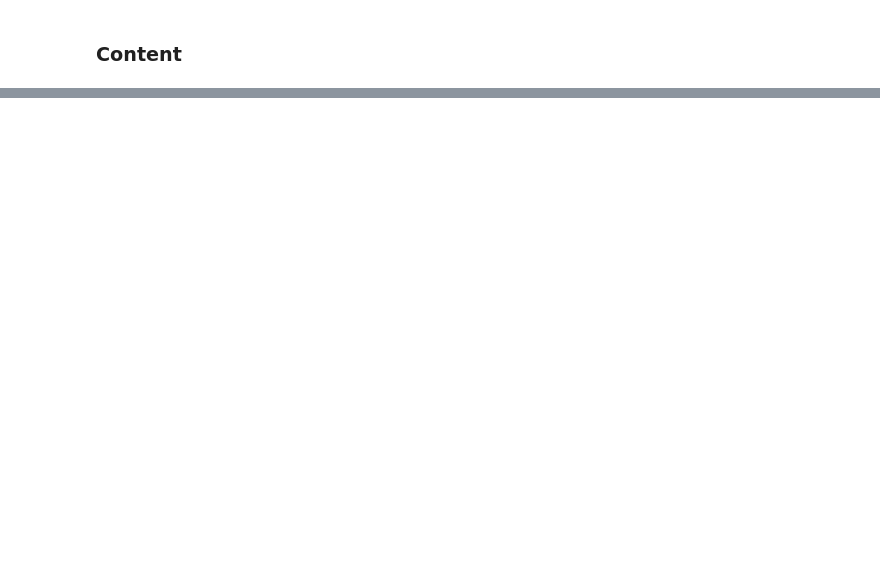
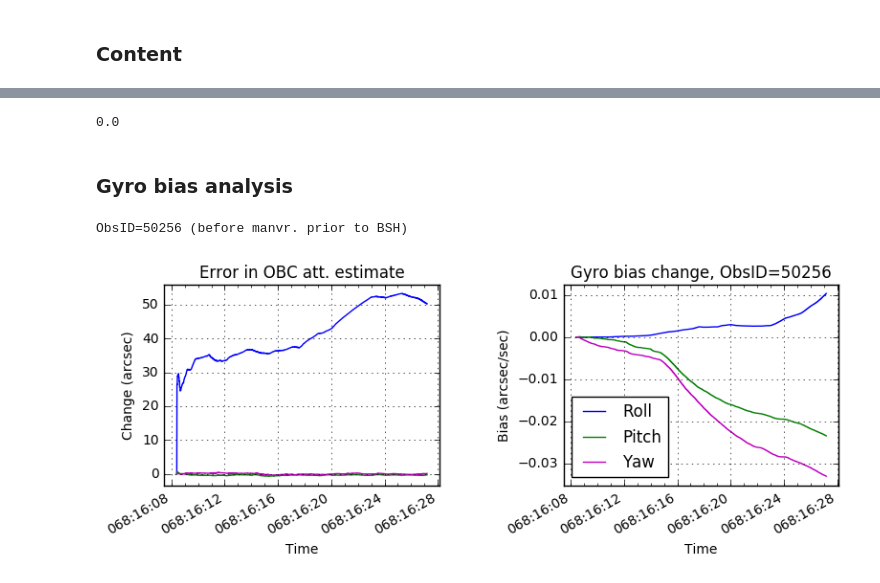
Before and after one commit to malgosias/bsh_2017_068, a Jupyter notebook: bsh_2017_068.ipynb, the cells around one changed output, grey strips where cells are left out. Drawn from its saved outputs; the diff is of its cells as text; code cells hidden in the pictures; blank space fills up the shorter version.

Commit message:
Added ACA snaps and star plots

```diff
--- a/bsh_2017_068.ipynb
+++ b/bsh_2017_068.ipynb
@@ -419,0 +196,10 @@ Offset = 148.4 arcsec
+# %%
+obc_file = 'pcadf605462972_osol1.fits'
+obc_sol = Table.read(obc_file)
+obc_sol = obc_sol[:-1]
+# %%
+# Check if the times match
+grnd_sol2 = grnd_sol[3:][::4]
+np.max(obc_sol['time'] - grnd_sol2['time'])
+# %% [output]
+0.0
@@ -419,0 +224,41 @@ Offset = 148.4 arcsec
+# %% [markdown]
+### Gyro bias analysis ###
+# %%
+msids = ['aogbias1', 'aogbias2', 'aogbias3']
+axes = ['Roll', 'Pitch', 'Yaw']
+colors = 'bgm'
+# %%
+start = obc_sol['time'][0] # Time of the one shot update
+stop = obc_sol['time'][-1]
+telem = fetch.MSIDset(msids, start=start, stop=stop)
+# %%
+%matplotlib inline
+
+print('\nObsID=50256 (before manvr. prior to BSH)')
+
+plt.figure(figsize=(7.5, 3))
+
+plt.subplot(1, 2, 1)
+
+label = 'Error in OBC att. estimate'
+plot_att_changes(refs=grnd_sol2, atts=obc_sol, label=label)
+
+plt.subplot(1, 2, 2)
+
+colors = 'bgm'
+for i, msid in enumerate(msids):
+    plot_cxctime(telem[msid].times,
+                 ((telem[msid].vals - telem[msid].vals[0]) * u.radian / u.s).to('arcsec/s'),
+                 color=colors[i], label=axes[i])
+
+plt.ylabel('Bias (arcsec/sec)')
+plt.xlabel('Time')
+plt.title('Gyro bias change, ObsID=50256')
+plt.margins(0.05)
+plt.legend(loc='best')
+plt.grid();
+
+plt.subplots_adjust(left=0.05, bottom=0.2, right=0.99, top=0.9, wspace=0.45)
+# %% [output]
+ObsID=50256 (before manvr. prior to BSH)
+[figure, added]
```
Also changed, not shown: parts of 68 cells of this notebook, 3 other files.
